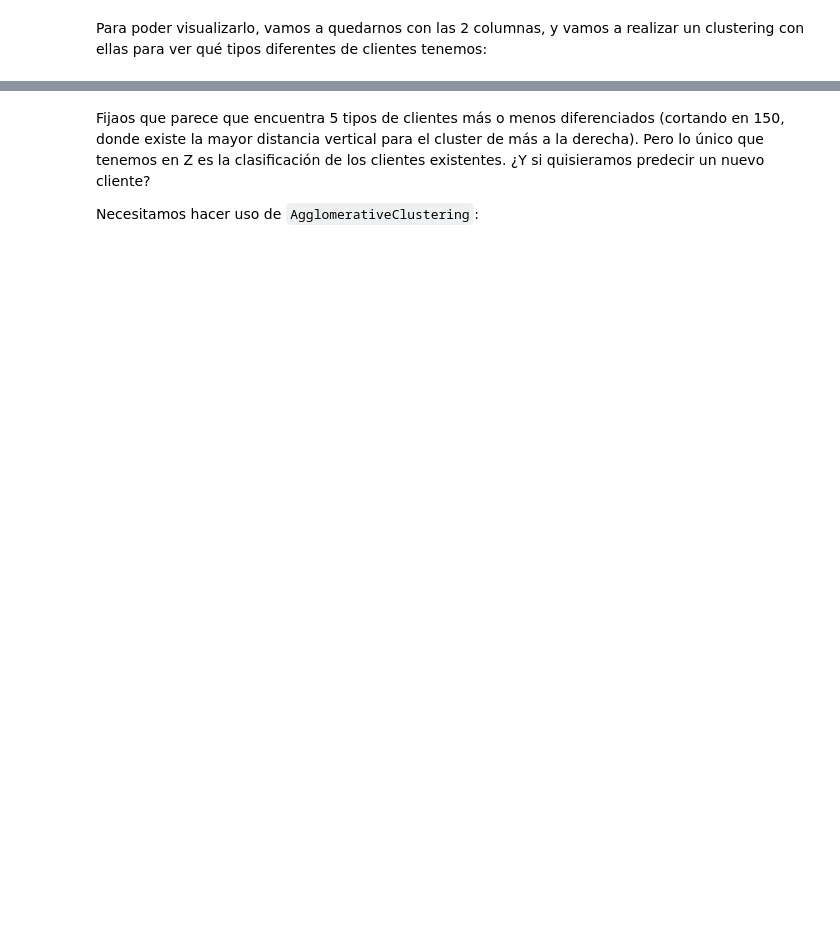
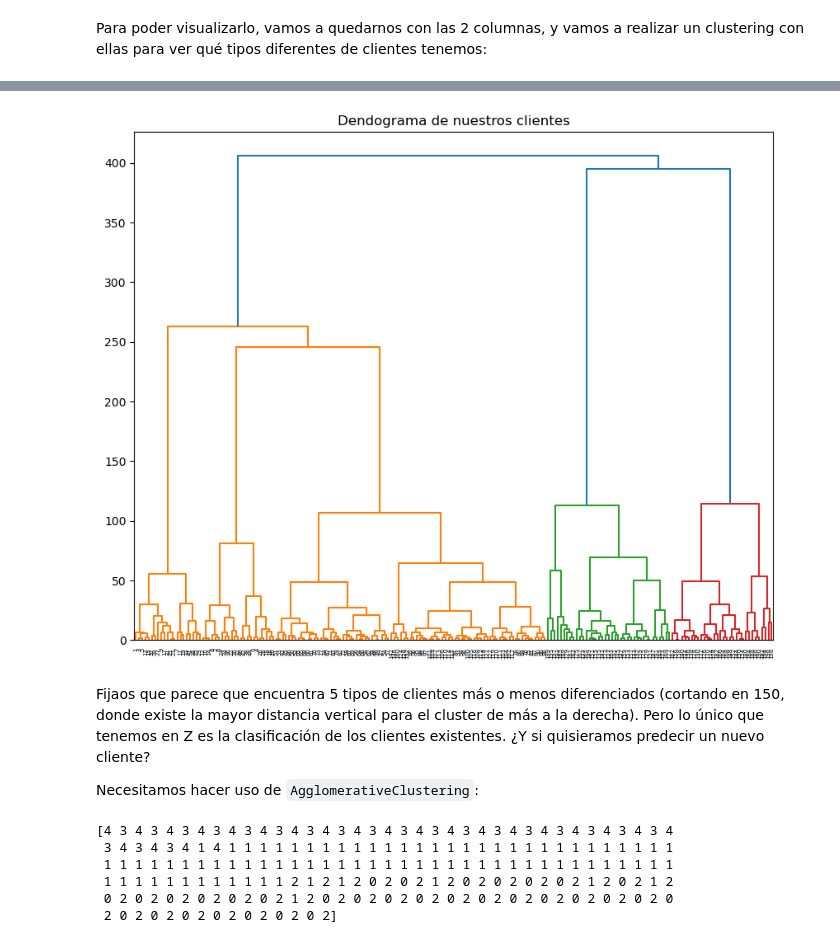
Before and after one commit to JoseJesusLaCasaNieto/Unsupervised_Learning, a Jupyter notebook: Notebooks_practicos/VC03 - Métodos de clustering jerárquico.ipynb, the cells around one changed output, grey strips where cells are left out. Cells and saved outputs as stored; diff of their text form; code cells hidden in the pictures; blank space fills up the shorter version.

Commit message:
Métodos de clustering jerárquico y dataset

```diff
--- a/Notebooks_practicos/VC03 - Métodos de clustering jerárquico.ipynb
+++ b/Notebooks_practicos/VC03 - Métodos de clustering jerárquico.ipynb
@@ -205,5 +249,8 @@ Para ello, vamos a hacer uso de este dataset: https://stackabuse.s3.amazonaws.co
 !ls -la
 # %%
 import pandas as pd
-customer_data = pd.read_csv('hierarchical-clustering-with-python-and-scikit-learn-shopping-data.csv')
+import os
+
+dataset_path = os.path.join('..', 'Datasets', 'hierarchical-clustering.csv')
+customer_data = pd.read_csv(dataset_path)
 customer_data.head()
@@ -215,12 +280,13 @@ print(data[:10])
 # %%
 from matplotlib._api import define_aliases
+
 # realizamos el clustering
-
-
 plt.figure(figsize=(10, 8))
 plt.title("Dendograma de nuestros clientes")
-## Aquí tu código ##
-## Aquí tu código ##
+Z = linkage(data, method='ward')
+dendograma = dendrogram(Z)
+# %% [output]
+[figure, added]
 # %% [markdown]
 Fijaos que parece que encuentra 5 tipos de clientes más o menos diferenciados (cortando en 150, donde existe la mayor distancia vertical para el cluster de más a la derecha). Pero lo único que tenemos en Z es la clasificación de los clientes existentes. ¿Y si quisieramos predecir un nuevo cliente?
 
@@ -228,9 +294,16 @@ Necesitamos hacer uso de `AgglomerativeClustering`:
 # %%
 from sklearn.cluster import AgglomerativeClustering
 
-cluster=## Aquí tu código ##
-clusters=## Aquí tu código ##
+cluster = AgglomerativeClustering(n_clusters=5, affinity='euclidean', linkage='ward')
+clusters = cluster.fit_predict(data)
 print(clusters)
+# %% [output]
+[4 3 4 3 4 3 4 3 4 3 4 3 4 3 4 3 4 3 4 3 4 3 4 3 4 3 4 3 4 3 4 3 4 3 4 3 4
+ 3 4 3 4 3 4 1 4 1 1 1 1 1 1 1 1 1 1 1 1 1 1 1 1 1 1 1 1 1 1 1 1 1 1 1 1 1
+ 1 1 1 1 1 1 1 1 1 1 1 1 1 1 1 1 1 1 1 1 1 1 1 1 1 1 1 1 1 1 1 1 1 1 1 1 1
+ 1 1 1 1 1 1 1 1 1 1 1 1 2 1 2 1 2 0 2 0 2 1 2 0 2 0 2 0 2 0 2 1 2 0 2 1 2
+ 0 2 0 2 0 2 0 2 0 2 0 2 1 2 0 2 0 2 0 2 0 2 0 2 0 2 0 2 0 2 0 2 0 2 0 2 0
+ 2 0 2 0 2 0 2 0 2 0 2 0 2 0 2]
 # %%
 plt.figure(figsize=(10, 7))
 plt.scatter(data[:,0], data[:,1], c=cluster.labels_, cmap='rainbow')
```
Also changed, not shown: parts of 17 cells of this notebook, 1 other file.
